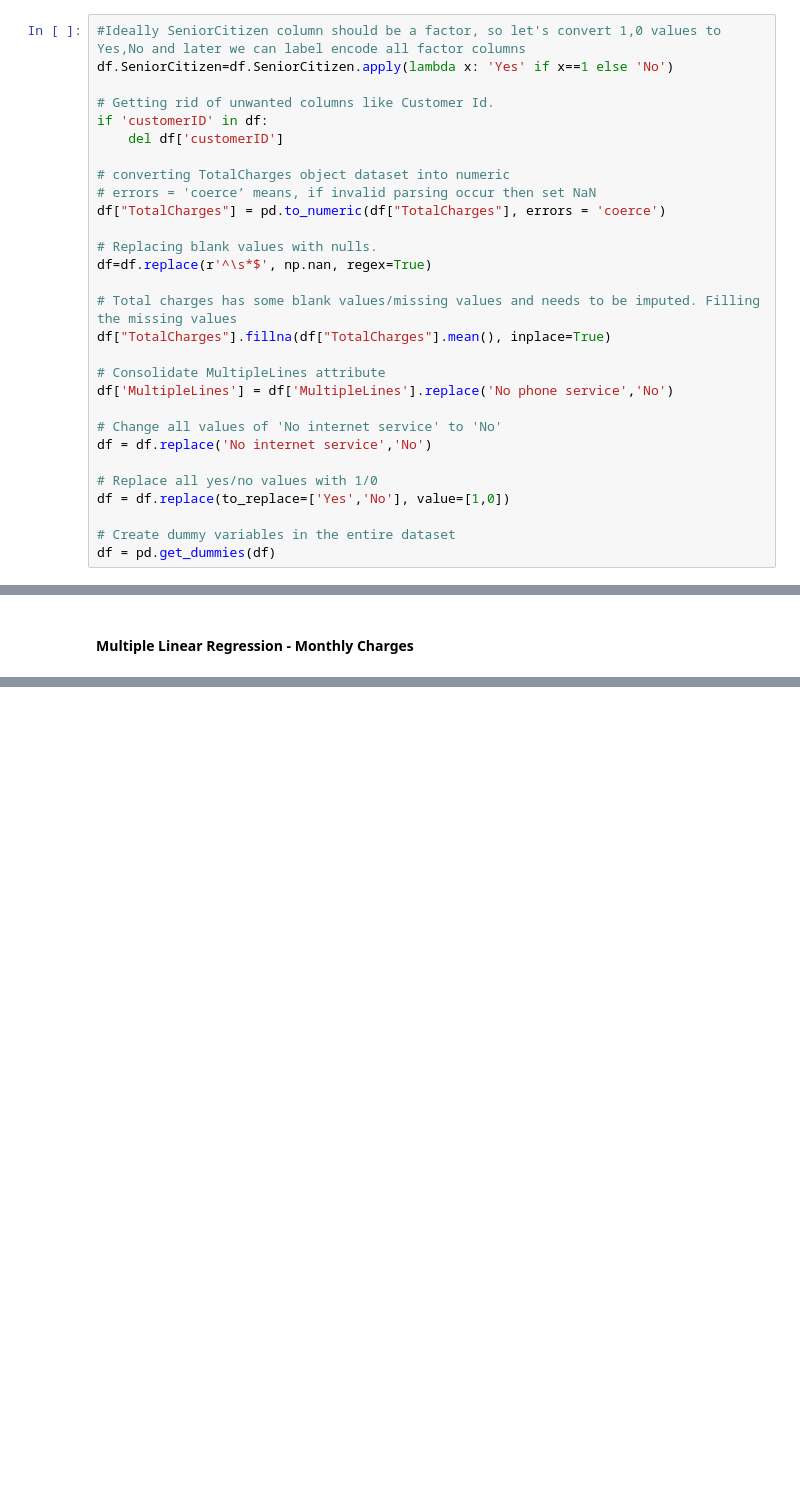
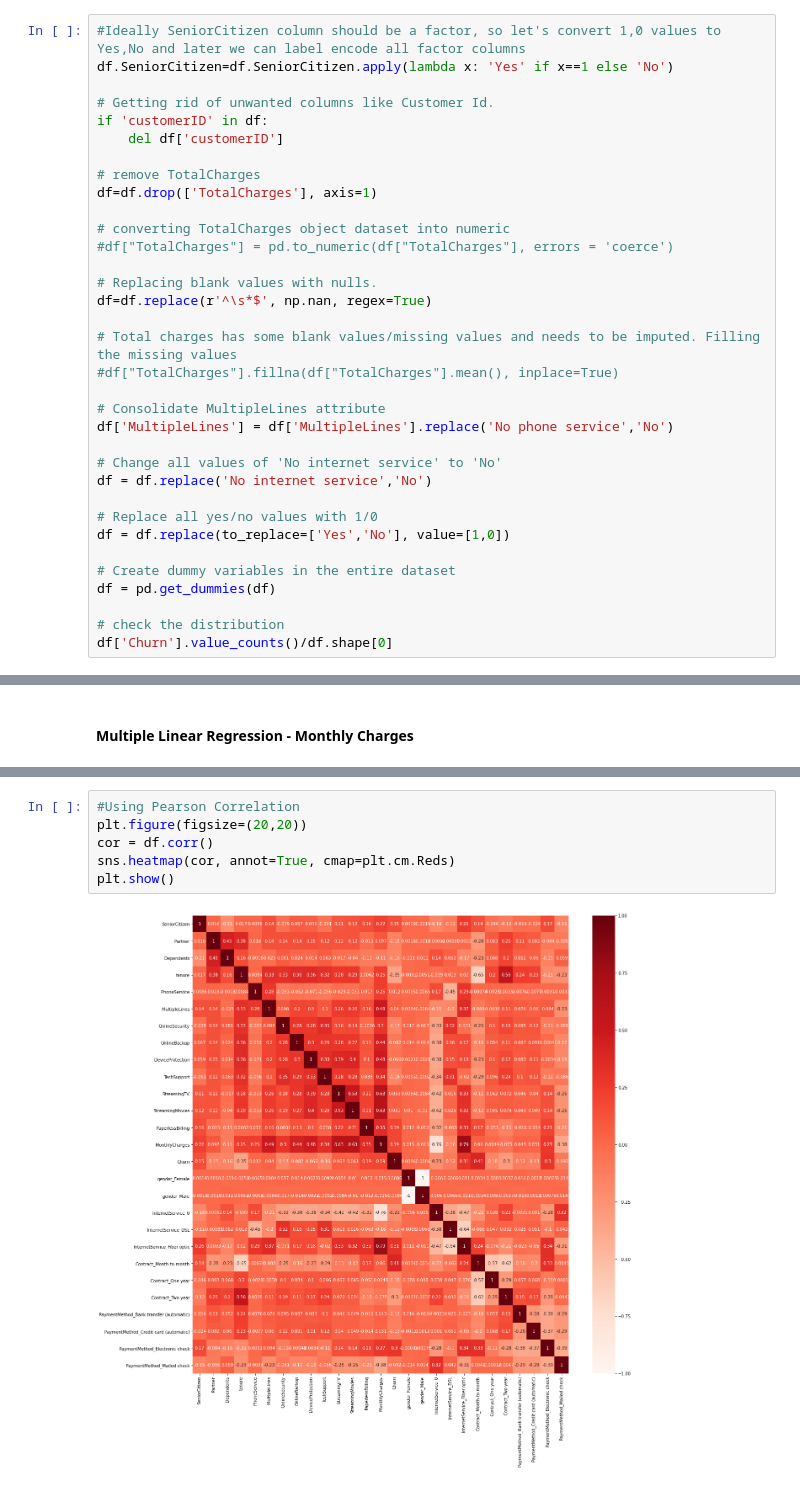
Before and after one commit to lijjumathew/MSDS-Machine-Learning-1-Project, a Jupyter notebook: Code/EvanClassification.ipynb, the cells around one changed output, grey strips where cells are left out. Saved outputs shown, nothing was run; the diff lists cells and outputs as text; blank space fills up the shorter version.

```diff
--- a/Code/EvanClassification.ipynb
+++ b/Code/EvanClassification.ipynb
@@ -33,15 +39,17 @@ df.SeniorCitizen=df.SeniorCitizen.apply(lambda x: 'Yes' if x==1 else 'No')
 if 'customerID' in df:
     del df['customerID']
 
+# remove TotalCharges
+df=df.drop(['TotalCharges'], axis=1)
+
 # converting TotalCharges object dataset into numeric
-# errors = 'coerce’ means, if invalid parsing occur then set NaN
-df["TotalCharges"] = pd.to_numeric(df["TotalCharges"], errors = 'coerce')
+#df["TotalCharges"] = pd.to_numeric(df["TotalCharges"], errors = 'coerce')
 
 # Replacing blank values with nulls.
 df=df.replace(r'^\s*$', np.nan, regex=True)
 
 # Total charges has some blank values/missing values and needs to be imputed. Filling the missing values
-df["TotalCharges"].fillna(df["TotalCharges"].mean(), inplace=True)
+#df["TotalCharges"].fillna(df["TotalCharges"].mean(), inplace=True)
 
 # Consolidate MultipleLines attribute
 df['MultipleLines'] = df['MultipleLines'].replace('No phone service','No')
@@ -54,3 +62,6 @@ df = df.replace(to_replace=['Yes','No'], value=[1,0])
 
 # Create dummy variables in the entire dataset
 df = pd.get_dummies(df)
+
+# check the distribution
+df['Churn'].value_counts()/df.shape[0]
@@ -122,0 +96,8 @@ LASSO best alpha:  0.007488103857590023
+# %%
+#Using Pearson Correlation
+plt.figure(figsize=(20,20))
+cor = df.corr()
+sns.heatmap(cor, annot=True, cmap=plt.cm.Reds)
+plt.show()
+# %% [output]
+[figure, added]
```
Also changed, not shown: parts of 18 cells of this notebook.
